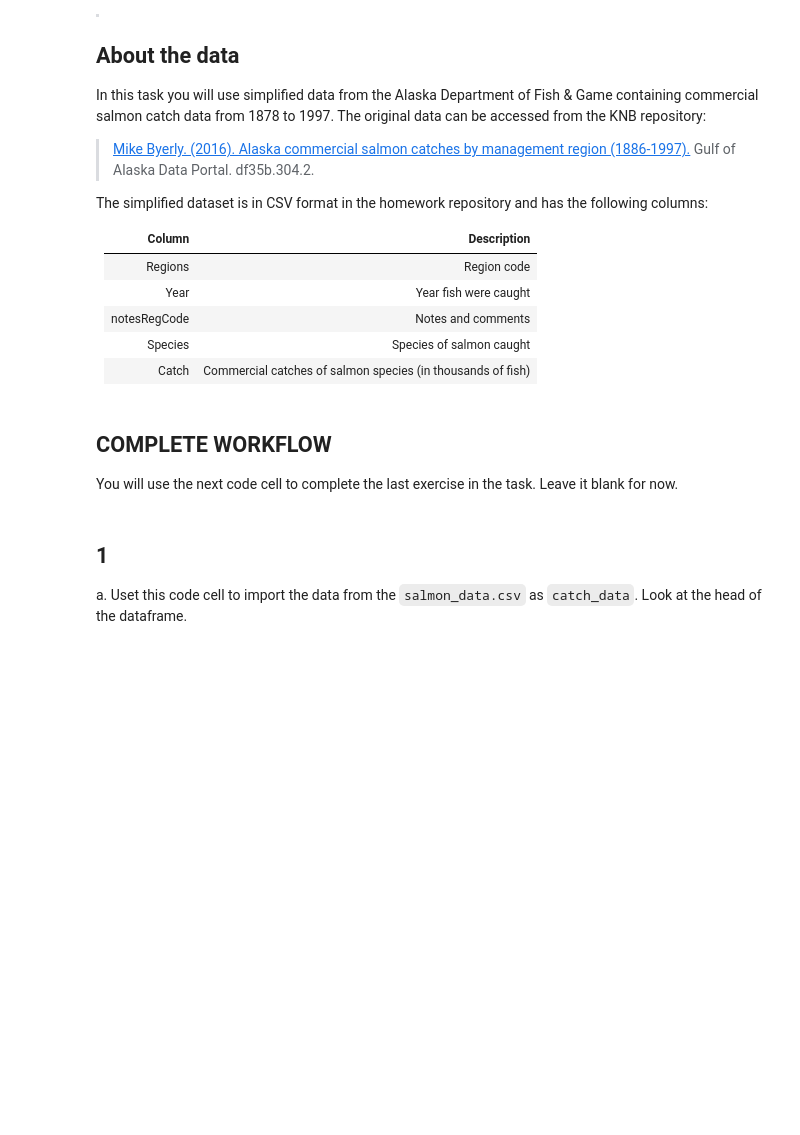
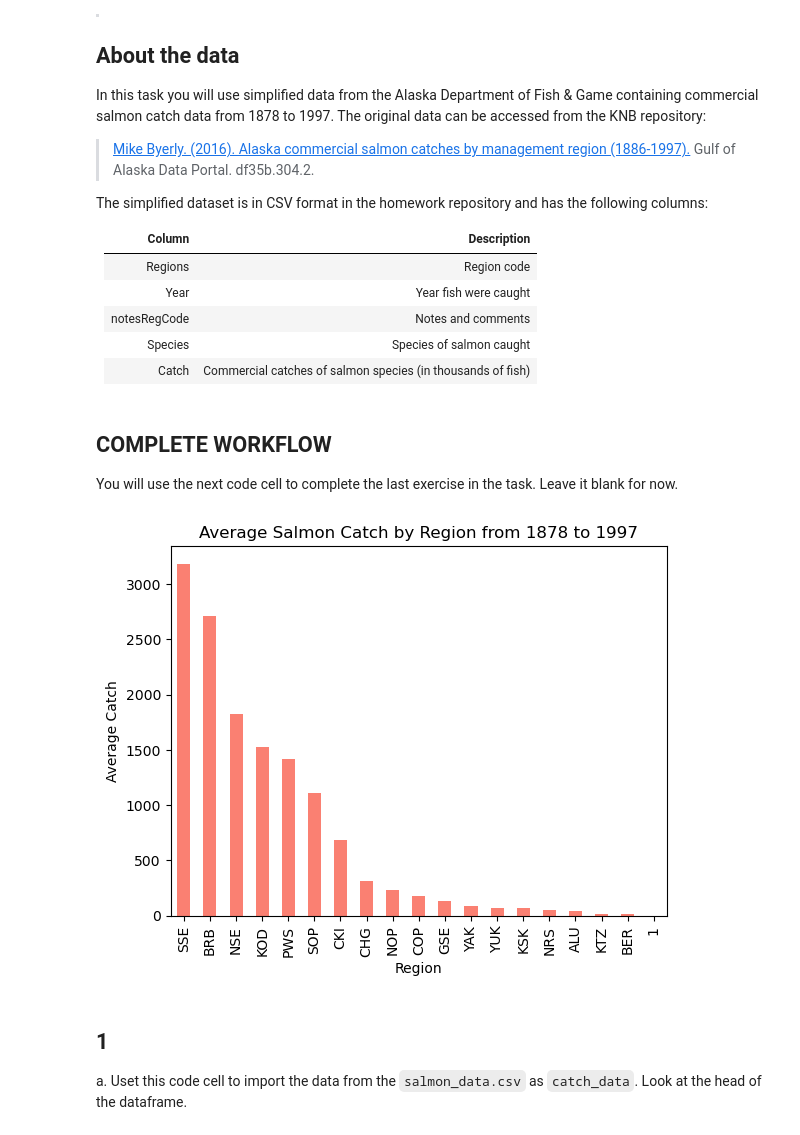
Before and after one commit to ZoeZhouJ/eds220-hwk2, a Jupyter notebook: hwk2-task2-salmon.ipynb, the cells around one changed output. Cells and saved outputs as stored; diff of their text form; code cells hidden in the pictures; blank space fills up the shorter version.

```diff
--- a/hwk2-task2-salmon.ipynb
+++ b/hwk2-task2-salmon.ipynb
@@ -53,3 +51,38 @@ You will use the next code cell to complete the last exercise in the task. Leave
+# %%
+# FINAL CODE
+
+# Import packages
+import pandas as pd
+import numpy as np
+
+# Set to display all columns
+pd.set_option('display.max_columns', None)
+
+# Import data from path
+catch_data = pd.read_csv('data/salmon_data.csv')
+
+# Drop the column and update dataframe
+catch_data = catch_data.drop(columns='notesRegCode')
+
+# Update the value of I to 1 with at[]
+catch_data[catch_data['Catch'] == 'I'] = 1
+
+# Update Catch column to be of type int64
+catch_data['Catch'] = catch_data['Catch'].astype('int64')
+
+# Create a data frame with average catch per region
+avg_region = (catch_data.groupby('Region') # Split the data into region
+                         .Catch # Select columns to perform summary statistic
+                         .mean() # Calculate summary statistic
+                         .rename('mean_catch') # Rename column according to updated values
+                         .sort_values(ascending =False) # Sort result in descending order
+).plot(kind='bar', # Specify bar graph
+                             title = 'Average Salmon Catch by Region from 1878 to 1997',
+                             color = 'Salmon',
+                             ylabel = 'Average Catch'
+)
+# %% [output]
+[figure, added]
 # %% [markdown]
 ## 1
 
```
Also changed, not shown: parts of 4 cells of this notebook.
